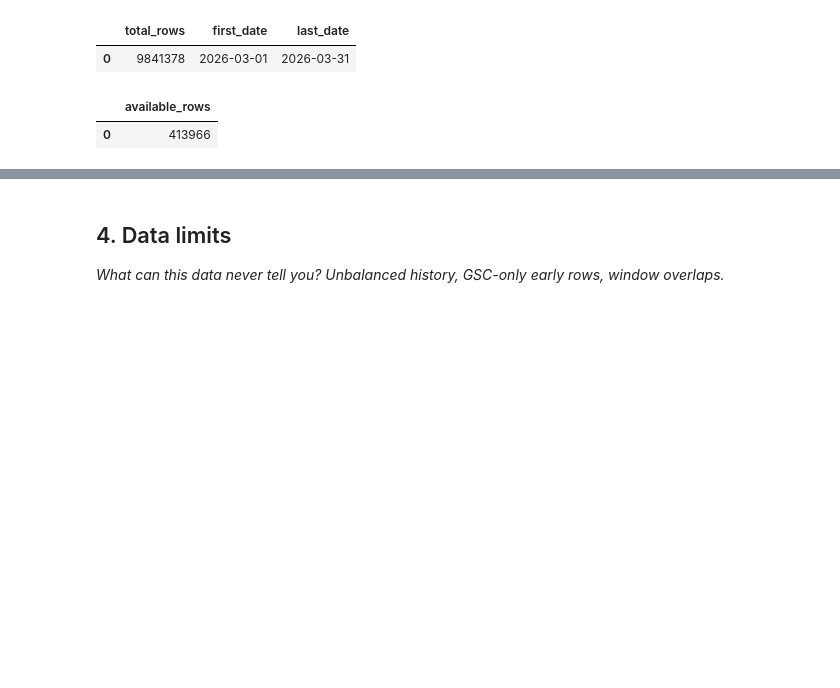
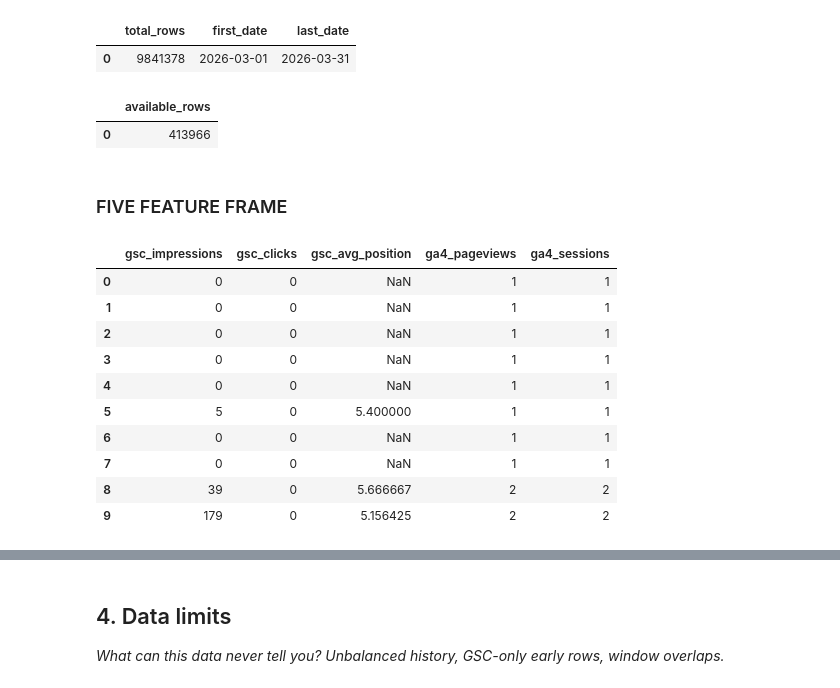
Before and after one commit to ashmitachaturvedi/Flyrank_internship, a Jupyter notebook: work/notebooks/w03_data_contract.ipynb, the cells around one changed output, grey strips where cells are left out. Drawn from its saved outputs; the diff is of its cells as text; code cells hidden in the pictures; blank space fills up the shorter version.

```diff
--- a/work/notebooks/w03_data_contract.ipynb
+++ b/work/notebooks/w03_data_contract.ipynb
@@ -191,3 +192,33 @@ con.sql(query).df()
 # %% [output]
 |  | available_rows |
 | 0 | 413966 |
+# %% [markdown]
+### FIVE FEATURE FRAME
+# %%
+query = """
+SELECT
+    gsc_impressions,
+    gsc_clicks,
+    gsc_avg_position,
+    ga4_pageviews,
+    ga4_sessions
+FROM 'hf://datasets/FlyRank/internship-warehouse/fact_content_daily_performance/month=2026-03/data_0.parquet'
+WHERE ga4_data_available IS TRUE
+LIMIT 10;
+"""
+
+feature_df = con.sql(query).df()
+
+feature_df
+# %% [output]
+|  | gsc_impressions | gsc_clicks | gsc_avg_position | ga4_pageviews | ga4_sessions |
+| 0 | 0 | 0 | NaN | 1 | 1 |
+| 1 | 0 | 0 | NaN | 1 | 1 |
+| 2 | 0 | 0 | NaN | 1 | 1 |
+| 3 | 0 | 0 | NaN | 1 | 1 |
+| 4 | 0 | 0 | NaN | 1 | 1 |
+| 5 | 5 | 0 | 5.400000 | 1 | 1 |
+| 6 | 0 | 0 | NaN | 1 | 1 |
+| 7 | 0 | 0 | NaN | 1 | 1 |
+| 8 | 39 | 0 | 5.666667 | 2 | 2 |
+| 9 | 179 | 0 | 5.156425 | 2 | 2 |
```
Also changed, not shown: parts of 4 cells of this notebook.
